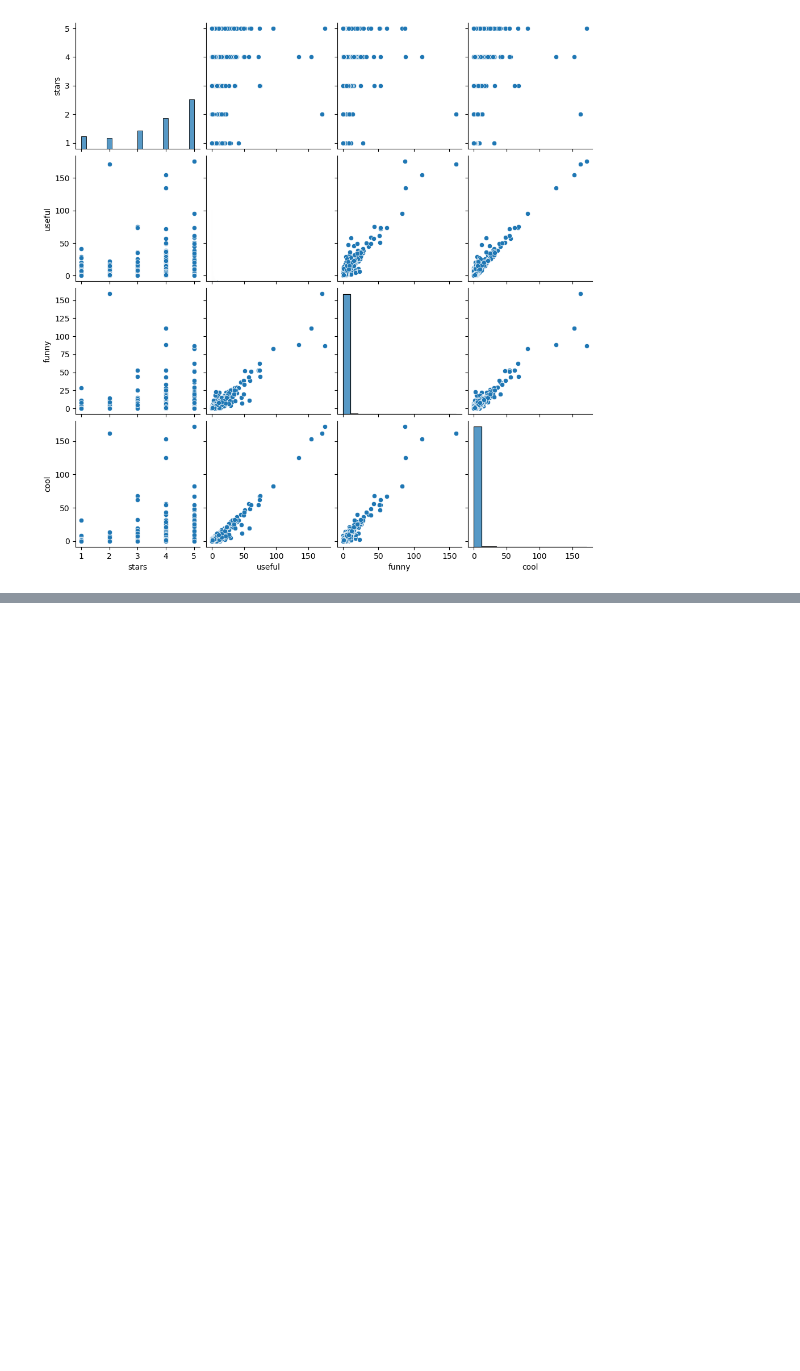
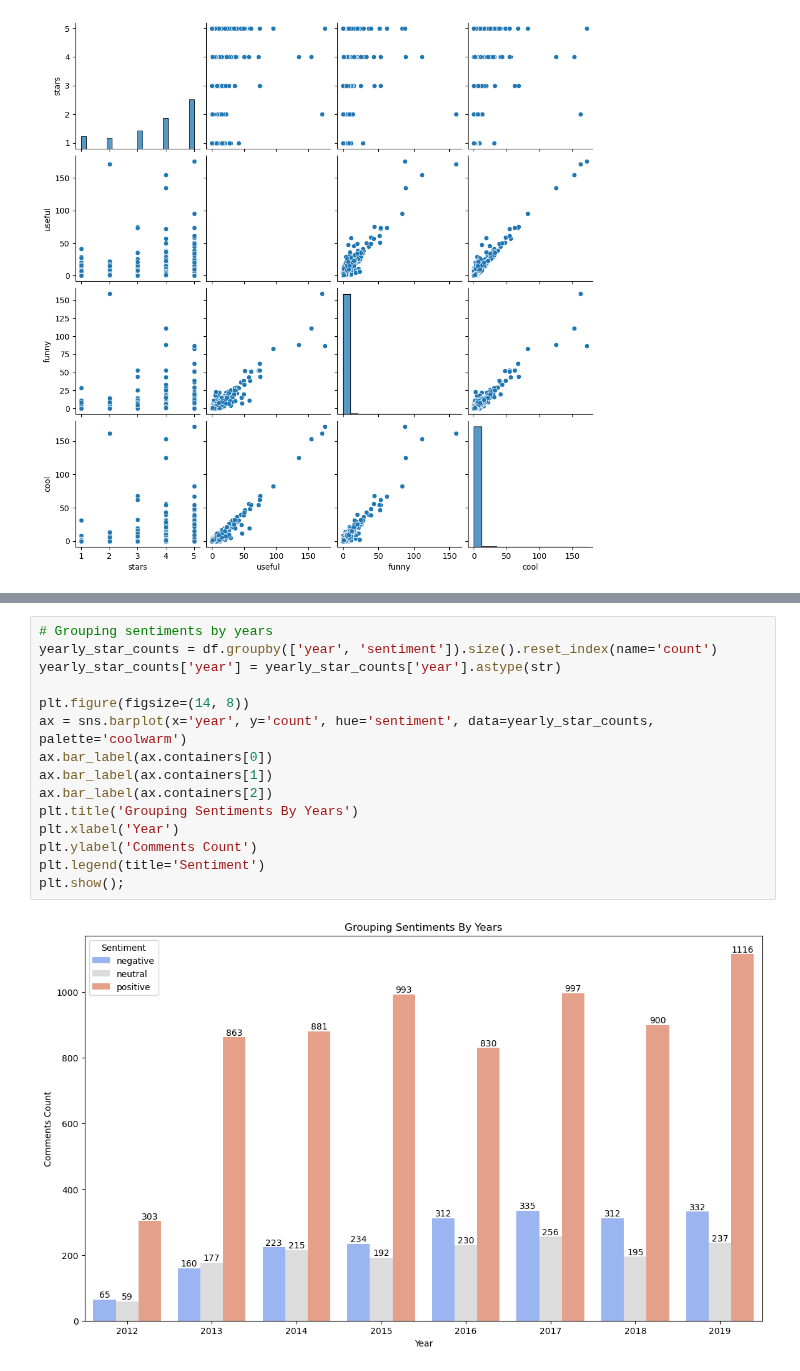
Before and after one commit to zafermesut/ai-crash-course, a Jupyter notebook: Homeworks/NLP-Classification/Restaurant.ipynb, the cells around one changed output, grey strips where cells are left out. Saved outputs shown, nothing was run; the diff lists cells and outputs as text; blank space fills up the shorter version.

```diff
--- a/Homeworks/NLP-Classification/Restaurant.ipynb
+++ b/Homeworks/NLP-Classification/Restaurant.ipynb
@@ -155,0 +254,17 @@ plt.show()
+# %%
+# Grouping sentiments by years
+yearly_star_counts = df.groupby(['year', 'sentiment']).size().reset_index(name='count')
+yearly_star_counts['year'] = yearly_star_counts['year'].astype(str)
+
+plt.figure(figsize=(14, 8))
+ax = sns.barplot(x='year', y='count', hue='sentiment', data=yearly_star_counts, palette='coolwarm')
+ax.bar_label(ax.containers[0])
+ax.bar_label(ax.containers[1])
+ax.bar_label(ax.containers[2])
+plt.title('Grouping Sentiments By Years')
+plt.xlabel('Year')
+plt.ylabel('Comments Count')
+plt.legend(title='Sentiment')
+plt.show();
+# %% [output]
+[figure, added]
```
Also changed, not shown: parts of 11 cells of this notebook.
